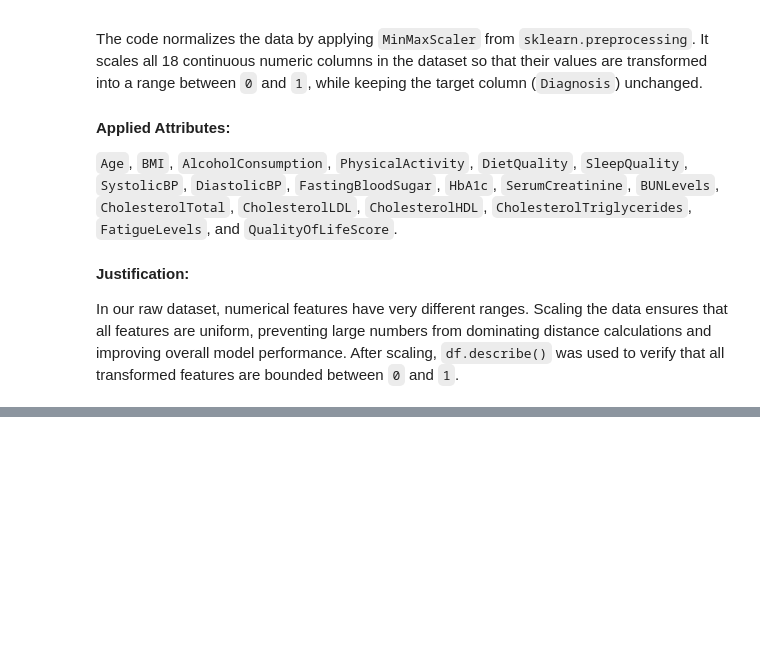
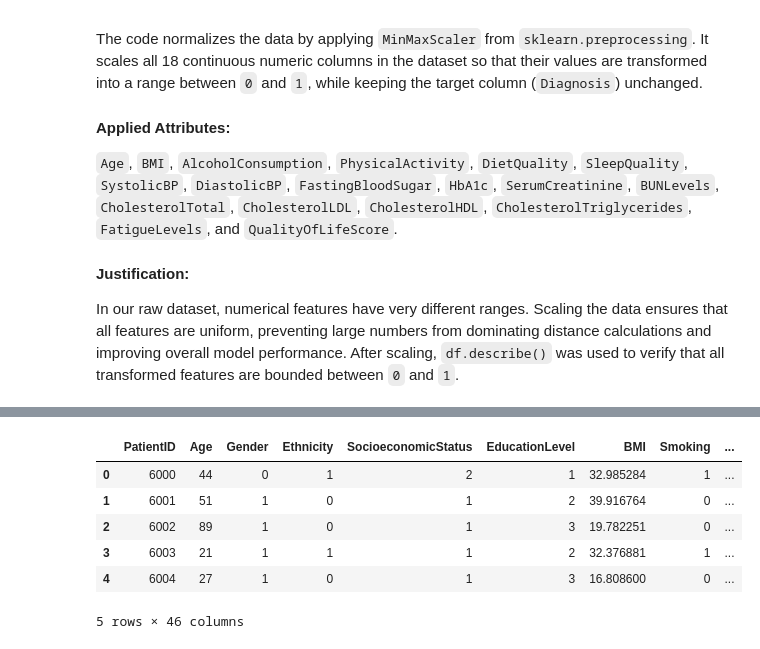
Before and after one commit to reemajedz99/IT326-Diabetes, a Jupyter notebook: Reports/Phase2.ipynb, the cells around one changed output, grey strips where cells are left out. Cells and saved outputs as stored; diff of their text form; code cells hidden in the pictures; blank space fills up the shorter version.

```diff
--- a/Reports/Phase2.ipynb
+++ b/Reports/Phase2.ipynb
@@ -168,0 +191,16 @@ Normalized Dataset Sample
+# %%
+import pandas as pd
+
+url = "https://raw.githubusercontent.com/reemajedz99/IT326-Diabetes/refs/heads/main/Dataset/Raw_dataset.csv"
+
+df = pd.read_csv(url)
+
+df.head()
+# %% [output]
+|  | PatientID | Age | Gender | Ethnicity | SocioeconomicStatus | EducationLevel | BMI | Smoking | ... |
+| 0 | 6000 | 44 | 0 | 1 | 2 | 1 | 32.985284 | 1 | ... |
+| 1 | 6001 | 51 | 1 | 0 | 1 | 2 | 39.916764 | 0 | ... |
+| 2 | 6002 | 89 | 1 | 0 | 1 | 3 | 19.782251 | 0 | ... |
+| 3 | 6003 | 21 | 1 | 1 | 1 | 2 | 32.376881 | 1 | ... |
+| 4 | 6004 | 27 | 1 | 0 | 1 | 3 | 16.808600 | 0 | ... |
+5 rows × 46 columns
```
Also changed, not shown: parts of 3 cells of this notebook.
